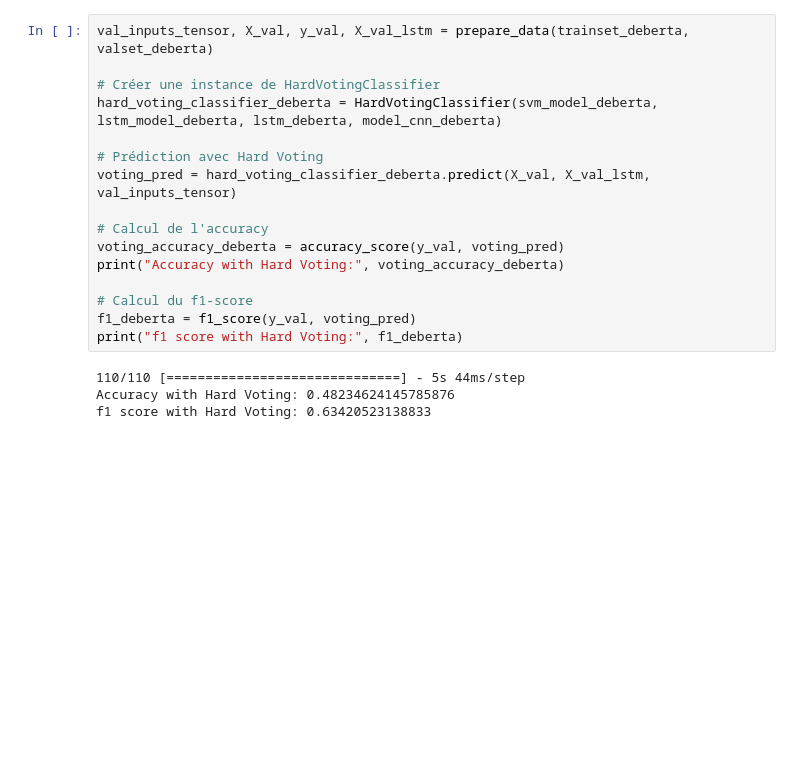
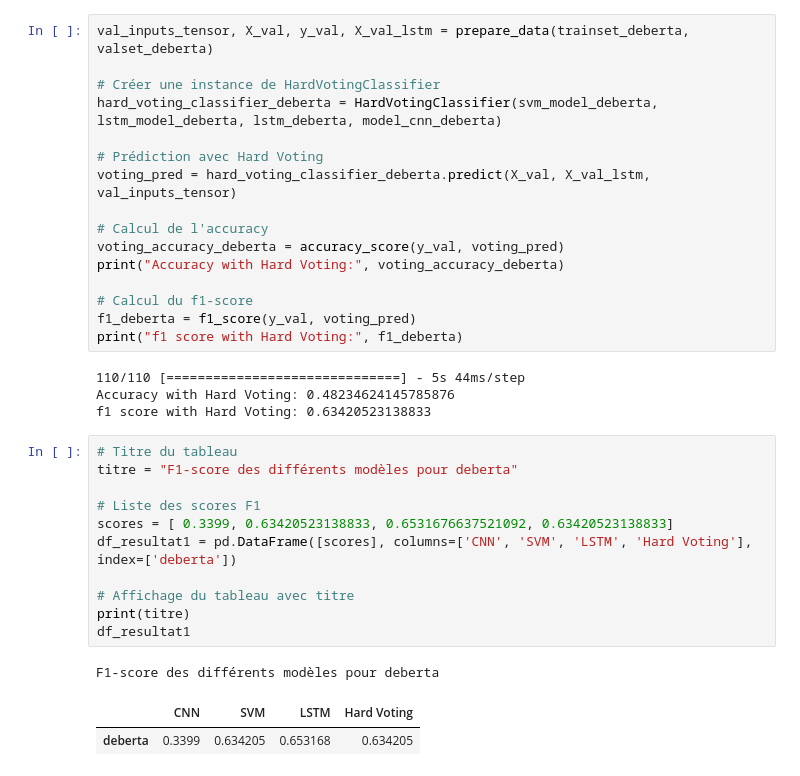
Before and after one commit to Boussairi/NLP-Project, a Jupyter notebook: EnglishTask.ipynb, the cells around one changed output. Cells and saved outputs as stored; diff of their text form; blank space fills up the shorter version.

```diff
--- a/EnglishTask.ipynb
+++ b/EnglishTask.ipynb
@@ -1080,3 +1125,18 @@ print("f1 score with Hard Voting:", f1_deberta)
 110/110 [==============================] - 5s 44ms/step
 Accuracy with Hard Voting: 0.48234624145785876
 f1 score with Hard Voting: 0.63420523138833
+# %%
+# Titre du tableau
+titre = "F1-score des différents modèles pour deberta"
+
+# Liste des scores F1
+scores = [ 0.3399, 0.63420523138833, 0.6531676637521092, 0.63420523138833]
+df_resultat1 = pd.DataFrame([scores], columns=['CNN', 'SVM', 'LSTM', 'Hard Voting'], index=['deberta'])
+
+# Affichage du tableau avec titre
+print(titre)
+df_resultat1
+# %% [output]
+F1-score des différents modèles pour deberta
+|  | CNN | SVM | LSTM | Hard Voting |
+| deberta | 0.3399 | 0.634205 | 0.653168 | 0.634205 |
```
Also changed, not shown: parts of 4 cells of this notebook.
